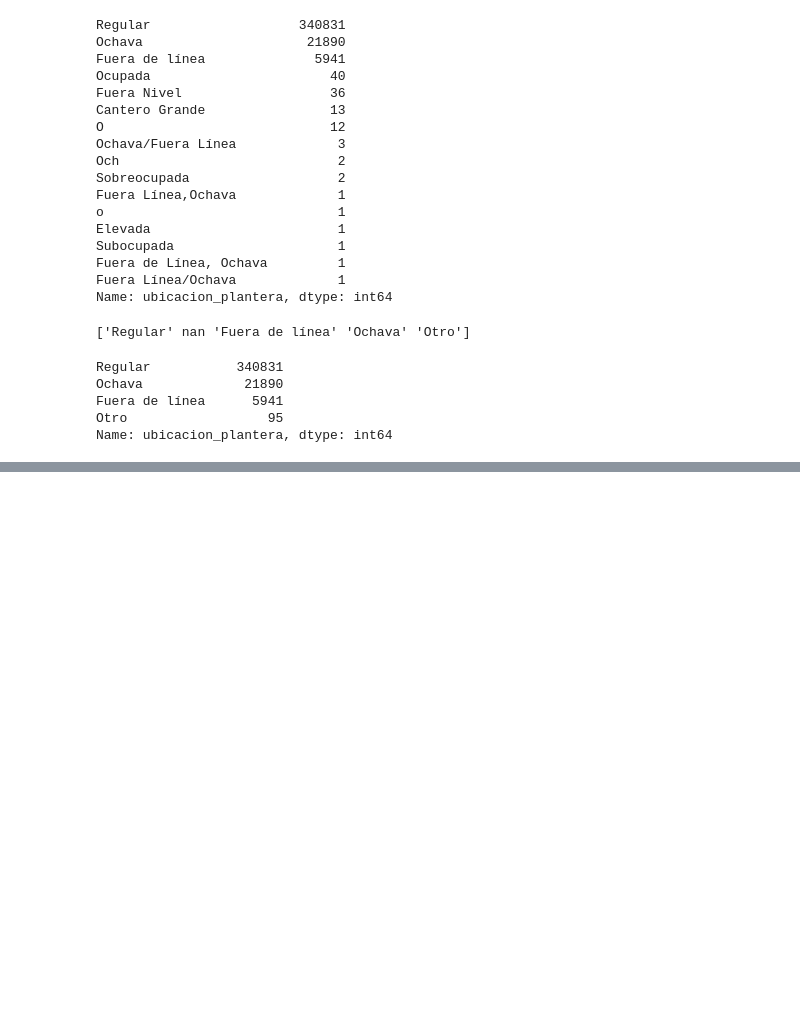
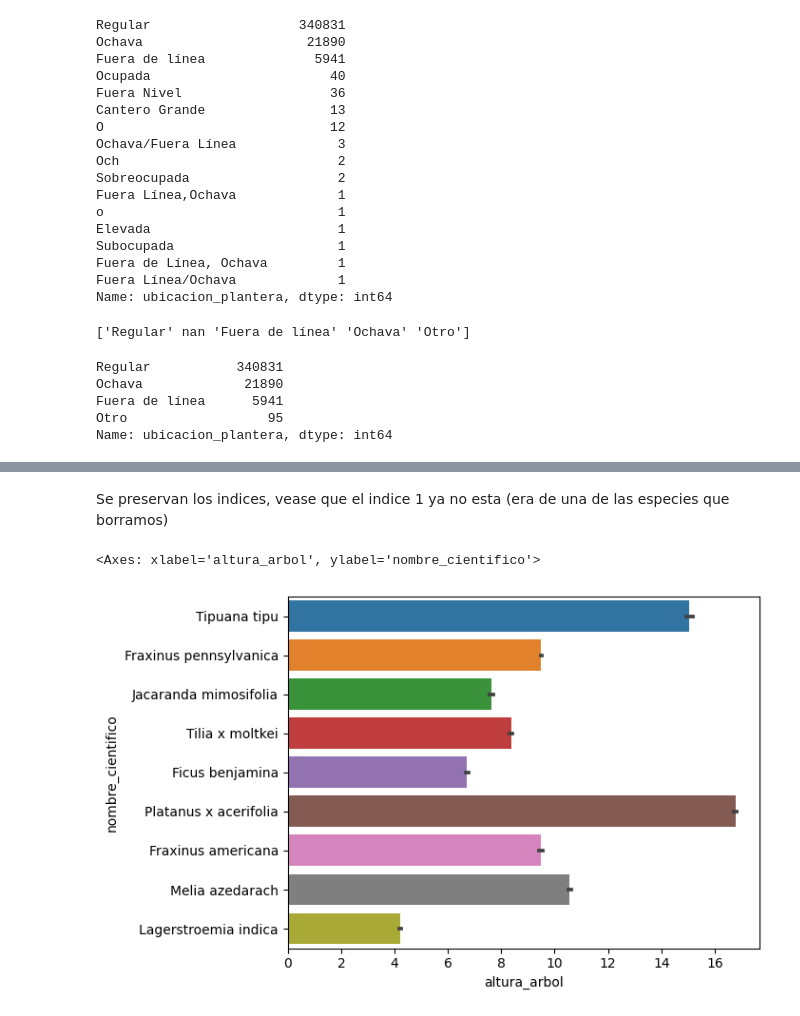
Before and after one commit to IonatanPerez/Aprender_Programando_2023, a Jupyter notebook: Compartido/PorrasFederico/FP.ipynb, the cells around one changed output, grey strips where cells are left out. Drawn from its saved outputs; the diff is of its cells as text; code cells hidden in the pictures; blank space fills up the shorter version.

```diff
--- a/Compartido/PorrasFederico/FP.ipynb
+++ b/Compartido/PorrasFederico/FP.ipynb
@@ -702,0 +727,2 @@ Name: ubicacion_plantera, dtype: int64
+# %%
+especies_mas_comunes = especies_mas_comunes[:10].index
@@ -702,0 +737,4 @@ Name: ubicacion_plantera, dtype: int64
+# %%
+especies_mas_comunes = list(especies_mas_comunes)
+especies_mas_comunes.remove("No identificado")
+especies_mas_comunes
@@ -702,0 +751,5 @@ Name: ubicacion_plantera, dtype: int64
+# %%
+mascara = arbolado["nombre_cientifico"].isin(especies_mas_comunes)
+# %%
+arbolado_comunes = arbolado[mascara]
+arbolado_comunes["nombre_cientifico"].value_counts()
@@ -702,0 +776,2 @@ Name: ubicacion_plantera, dtype: int64
+# %% [markdown]
+Se preservan los indices, vease que el indice 1 ya no esta (era de una de las especies que borramos)
@@ -702,0 +780,5 @@ Name: ubicacion_plantera, dtype: int64
+# %%
+sns.barplot(data=arbolado_comunes, y="nombre_cientifico", x="altura_arbol")
+# %% [output]
+<Axes: xlabel='altura_arbol', ylabel='nombre_cientifico'>
+[figure, added]
```
Also changed, not shown: parts of 10 cells of this notebook, 13 other files.
